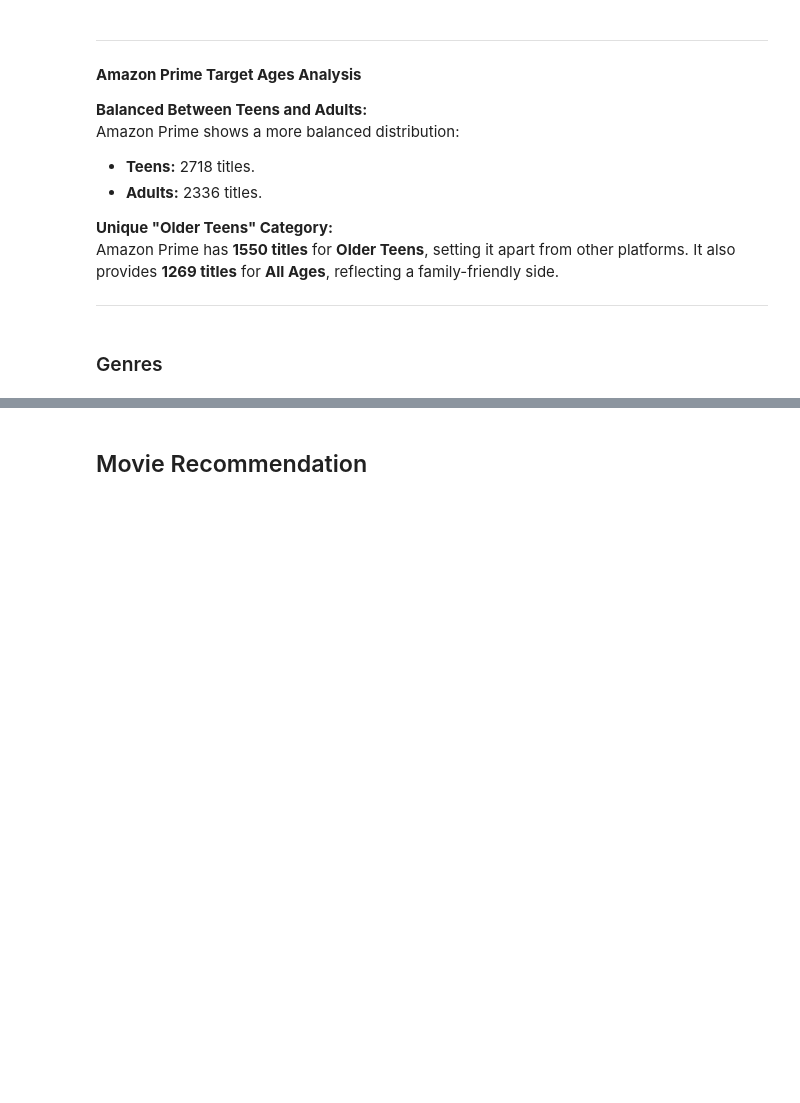
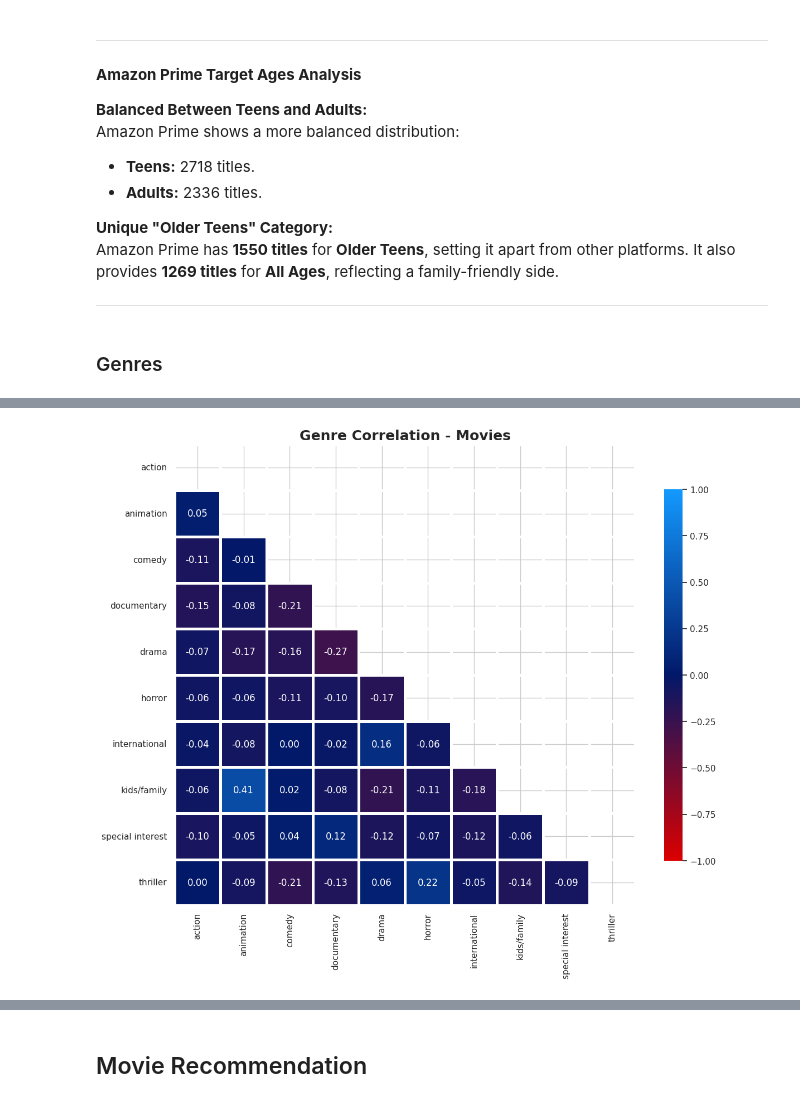
Before and after one commit to Pineappledeydre/streaming_platforms, a Jupyter notebook: Streaming_Platform_Analysis.ipynb, the cells around one changed output, grey strips where cells are left out. Cells and saved outputs as stored; diff of their text form; code cells hidden in the pictures; blank space fills up the shorter version.

```diff
--- a/Streaming_Platform_Analysis.ipynb
+++ b/Streaming_Platform_Analysis.ipynb
@@ -1554,0 +1527,82 @@ See the caveats in the documentation: https://pandas.pydata.org/pandas-docs/stab
+# %%
+import re
+
+def genre_heatmap(df, title):
+    def normalize_and_filter_genre(genre):
+        genre = genre.lower()
+        genre = re.sub(r'(.*)\s+movies?', r'\1', genre)
+
+        if re.search(r'tv', genre):
+            return None
+        if re.search(r'documentar(y|ies|docuseries)', genre):
+            return 'documentary'
+        elif re.search(r'action(\s*&\s*adventure)?', genre):
+            return 'action'
+        elif re.search(r'adventure', genre):
+            return 'adventure'
+        elif re.search(r'comed(y|ies|parody)', genre):
+            return 'comedy'
+        elif re.search(r'(drama|dramas|tv drama)', genre):
+            return 'drama'
+        elif re.search(r'kids|family', genre):
+            return 'kids/family'
+        elif re.search(r'romance', genre):
+            return 'romance'
+        elif re.search(r'horror', genre):
+            return 'horror'
+        elif re.search(r'thriller|suspense|spy/espionage', genre):
+            return 'thriller'
+        elif re.search(r'animation|anime', genre):
+            return 'animation'
+        elif re.search(r'sci-fi|science fiction', genre):
+            return 'sci-fi'
+        elif re.search(r'special interest|arts|entertainment|culture', genre):
+            return 'special interest'
+        elif re.search(r'lgbtq|coming of age', genre):
+            return 'coming of age'
+        elif re.search(r'historical|military and war|western', genre):
+            return 'historical'
+        elif re.search(r'music|music videos and concerts', genre):
+            return 'music'
+        elif re.search(r'fitness|sports', genre):
+            return 'sports/fitness'
+        elif re.search(r'faith and spirituality|religion', genre):
+            return 'faith & spirituality'
+        elif re.search(r'reality|unscripted|game show / competition', genre):
+            return 'reality'
+        elif re.search(r'talk show and variety|variety|talk show', genre):
+            return 'talk show/variety'
+        else:
+            return genre
+
+    df['genre'] = df['listed_in'].apply(lambda x: x.replace(' ,', ',').replace(', ', ',').split(','))
+    df['genre'] = df['genre'].apply(lambda genres: [normalize_and_filter_genre(genre) for genre in genres if normalize_and_filter_genre(genre)])
+
+    all_genres = [genre for sublist in df['genre'] for genre in sublist if genre is not None]
+    genre_counts = pd.Series(all_genres).value_counts()
+
+    top_genres = genre_counts.nlargest(10).index.tolist()
+    print(genre_counts)
+
+    df['filtered_genre'] = df['genre'].apply(lambda x: [genre for genre in x if genre in top_genres])
+
+    mlb = MultiLabelBinarizer()
+    res = pd.DataFrame(mlb.fit_transform(df['filtered_genre']), columns=mlb.classes_, index=df.index)
+
+    corr = res.corr()
+
+    mask = np.zeros_like(corr, dtype=np.bool_)
+    mask[np.triu_indices_from(mask)] = True
+    fig, ax = plt.subplots(figsize=(12, 10))
+    ax.set_title(f'Genre Correlation - {title}', fontsize=18, fontweight='bold')
+    sns.heatmap(corr, mask=mask, cmap=cmap, vmax=1, vmin=-1, center=0, square=True,
+                linewidths=2.5, annot=True, fmt=".2f", cbar_kws={"shrink": .8})
+    plt.tight_layout()
+    plt.show()
+
+
+df_movies = df_mutual[df_mutual["type"] == "Movie"]
+df_tv = df_mutual[df_mutual["type"] == "TV Show"]
+genre_heatmap(df_movies, 'Movies')
+genre_heatmap(df_tv, "TV Show")
+# %% [output]
@@ -1554,0 +1641 @@ See the caveats in the documentation: https://pandas.pydata.org/pandas-docs/stab
+[figure, added]
```
Also changed, not shown: parts of 13 cells of this notebook.
